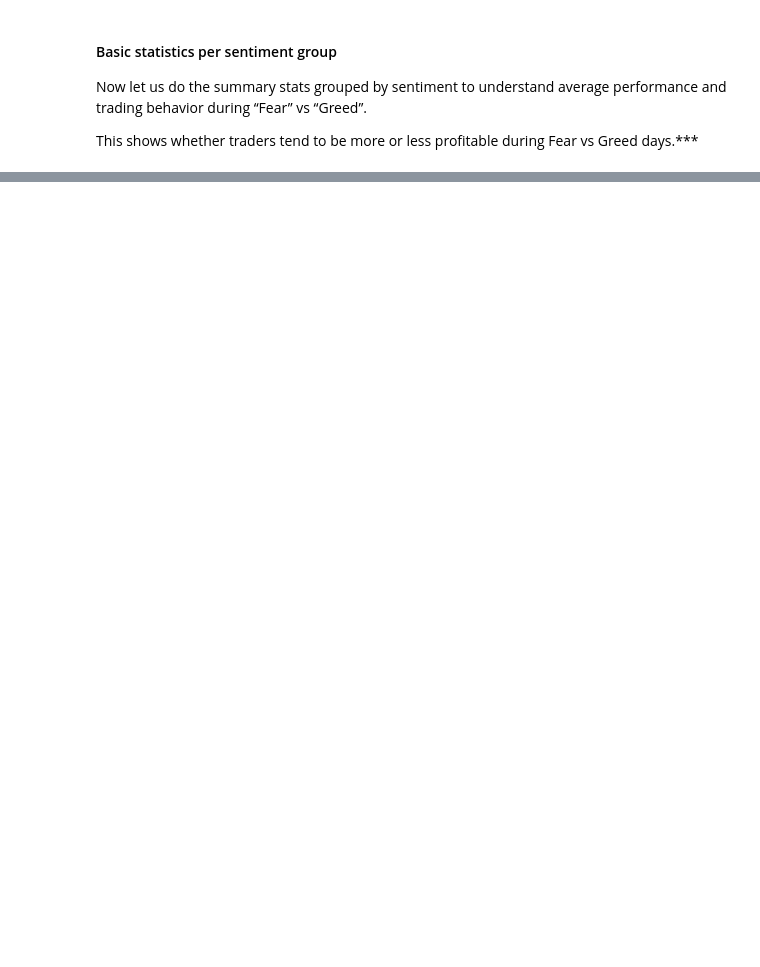
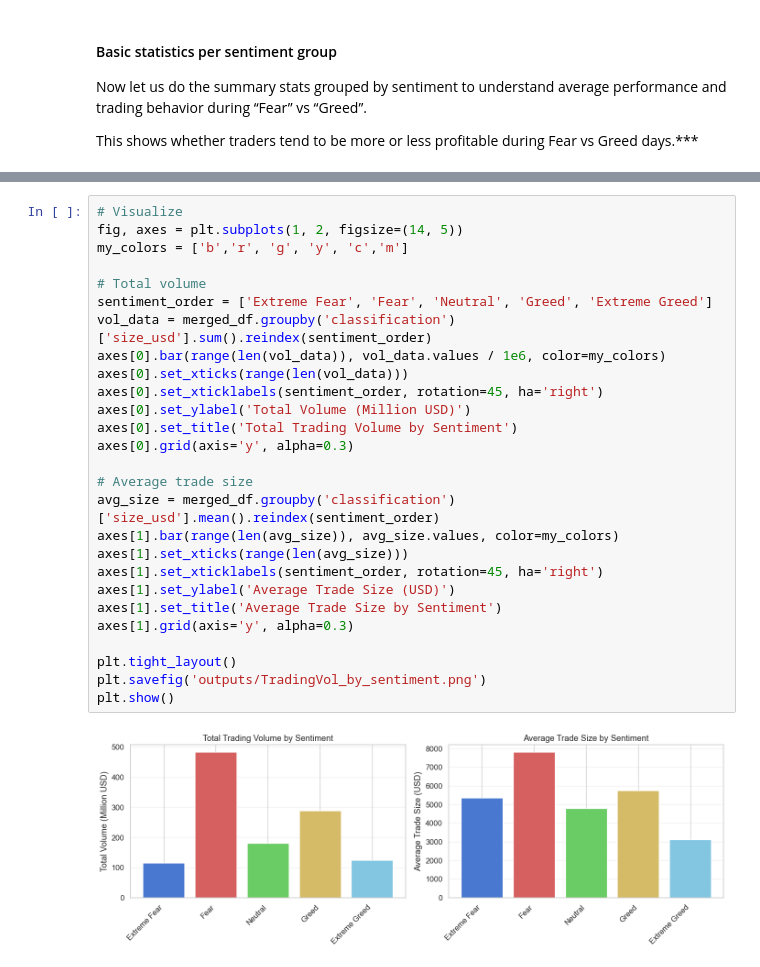
Before and after one commit to amruthaparola/trader-behavior-insights, a Jupyter notebook: ds_amrutha_parola/Trader_Sentiment_Analysis.ipynb, the cells around one changed output, grey strips where cells are left out. Cells and saved outputs as stored; diff of their text form; blank space fills up the shorter version.

Commit message:
Trading volume patterns by sentiment
- Total volume traded per sentiment
- Average trade size per sentiment

```diff
--- a/ds_amrutha_parola/Trader_Sentiment_Analysis.ipynb
+++ b/ds_amrutha_parola/Trader_Sentiment_Analysis.ipynb
@@ -338,0 +369,29 @@ Interpretation:
+# %%
+# Visualize
+fig, axes = plt.subplots(1, 2, figsize=(14, 5))
+my_colors = ['b','r', 'g', 'y', 'c','m']
+
+# Total volume
+sentiment_order = ['Extreme Fear', 'Fear', 'Neutral', 'Greed', 'Extreme Greed']
+vol_data = merged_df.groupby('classification')['size_usd'].sum().reindex(sentiment_order)
+axes[0].bar(range(len(vol_data)), vol_data.values / 1e6, color=my_colors)
+axes[0].set_xticks(range(len(vol_data)))
+axes[0].set_xticklabels(sentiment_order, rotation=45, ha='right')
+axes[0].set_ylabel('Total Volume (Million USD)')
+axes[0].set_title('Total Trading Volume by Sentiment')
+axes[0].grid(axis='y', alpha=0.3)
+
+# Average trade size
+avg_size = merged_df.groupby('classification')['size_usd'].mean().reindex(sentiment_order)
+axes[1].bar(range(len(avg_size)), avg_size.values, color=my_colors)
+axes[1].set_xticks(range(len(avg_size)))
+axes[1].set_xticklabels(sentiment_order, rotation=45, ha='right')
+axes[1].set_ylabel('Average Trade Size (USD)')
+axes[1].set_title('Average Trade Size by Sentiment')
+axes[1].grid(axis='y', alpha=0.3)
+
+plt.tight_layout()
+plt.savefig('outputs/TradingVol_by_sentiment.png')
+plt.show()
+# %% [output]
+[figure, added]
```
Also changed, not shown: parts of 5 cells of this notebook, 1 other file.
